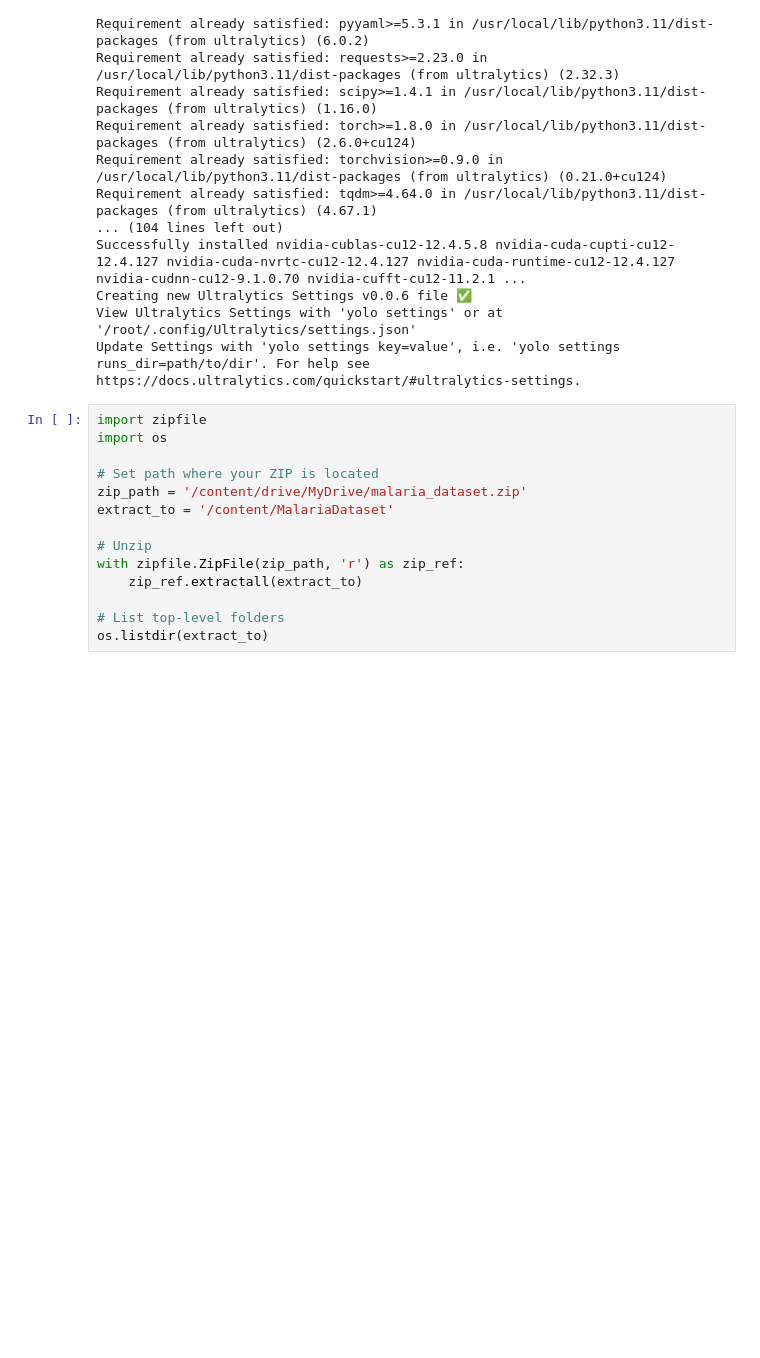
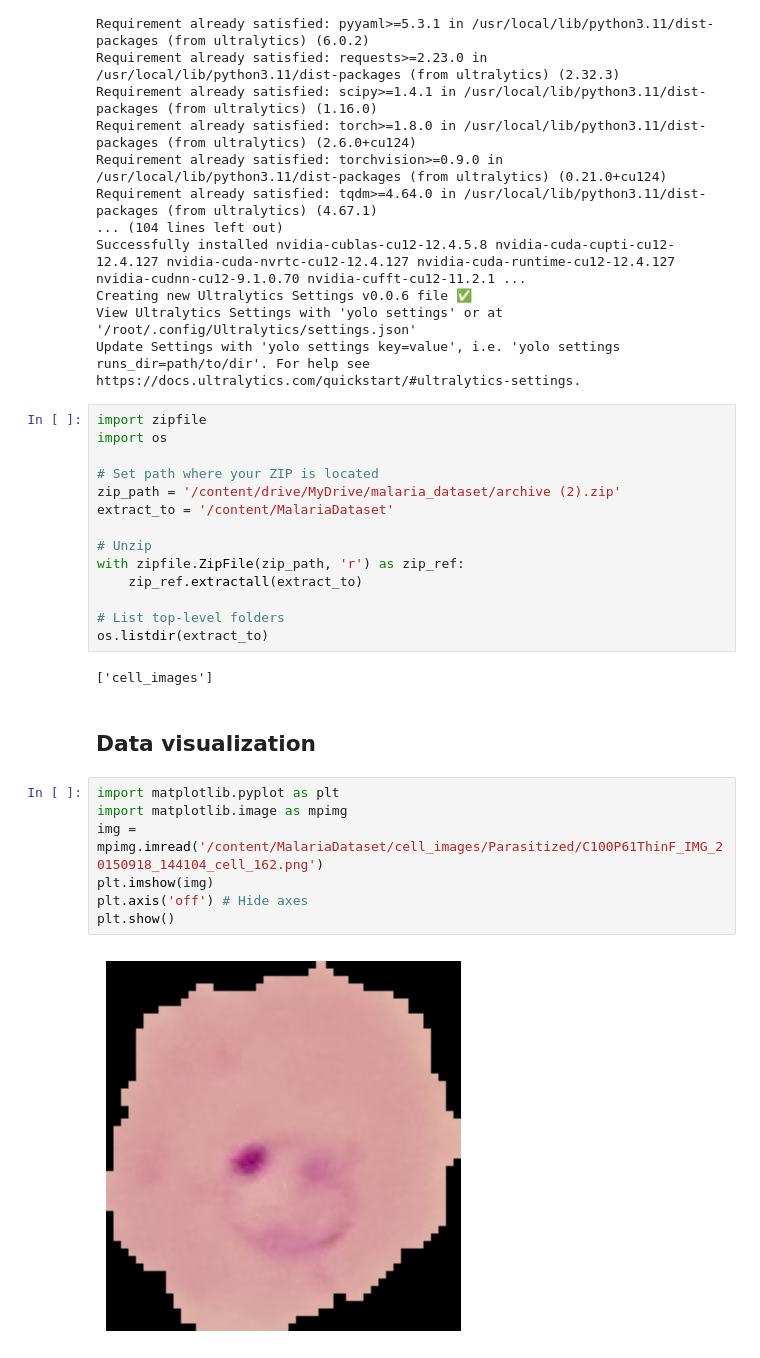
Before and after one commit to PatilVaishnav131/disease-prediction-ai, a Jupyter notebook: Malaria_detection.ipynb, the cells around one changed output. Cells and saved outputs as stored; diff of their text form; blank space fills up the shorter version.

Commit message:
data preparation and importing model

```diff
--- a/Malaria_detection.ipynb
+++ b/Malaria_detection.ipynb
@@ -35,7 +35,7 @@ import zipfile
 import os
 
 # Set path where your ZIP is located
-zip_path = '/content/drive/MyDrive/malaria_dataset.zip'
+zip_path = '/content/drive/MyDrive/malaria_dataset/archive (2).zip'
 extract_to = '/content/MalariaDataset'
 
 # Unzip
@@ -44,3 +44,16 @@ with zipfile.ZipFile(zip_path, 'r') as zip_ref:
 
 # List top-level folders
 os.listdir(extract_to)
+# %% [output]
+['cell_images']
+# %% [markdown]
+## Data visualization
+# %%
+import matplotlib.pyplot as plt
+import matplotlib.image as mpimg
+img = mpimg.imread('/content/MalariaDataset/cell_images/Parasitized/C100P61ThinF_IMG_20150918_144104_cell_162.png')
+plt.imshow(img)
+plt.axis('off') # Hide axes
+plt.show()
+# %% [output]
+[figure, added]
```
Also changed, not shown: parts of 10 cells of this notebook.
